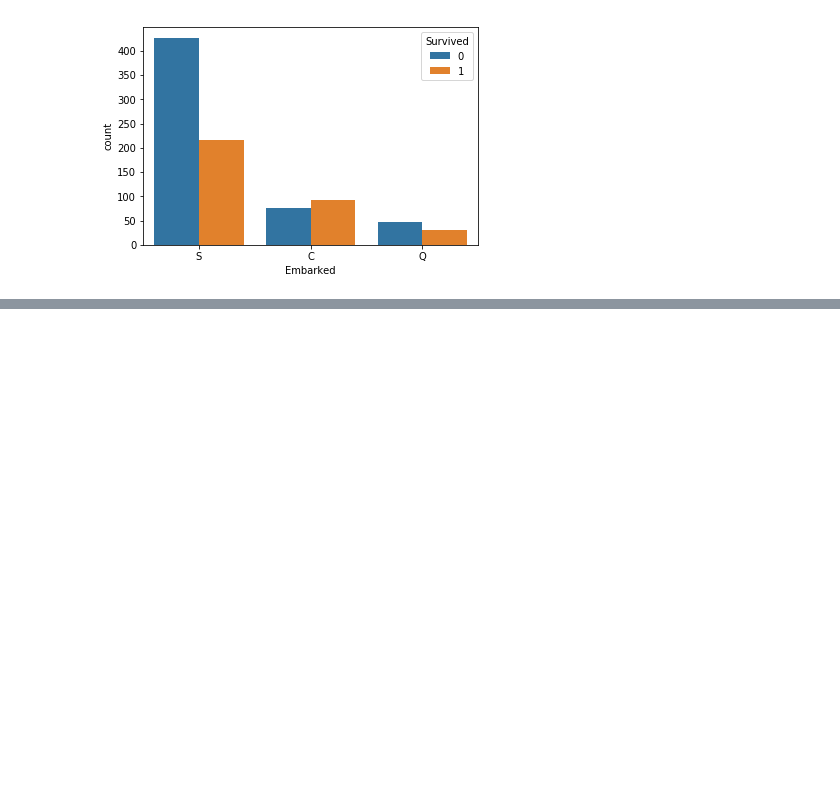
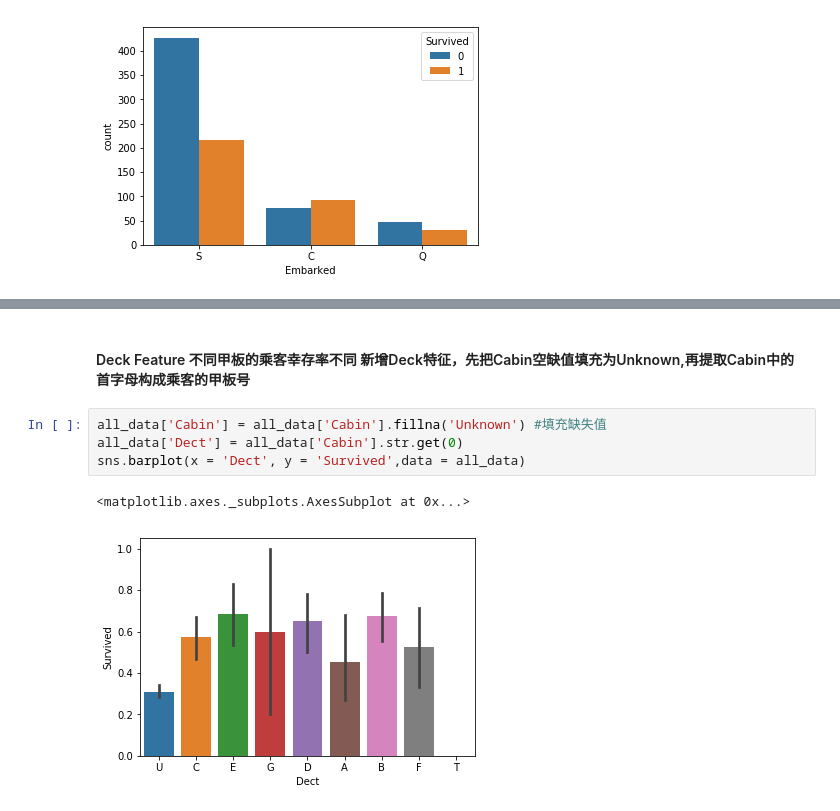
Before and after one commit to Sz-wyz/learngit, a Jupyter notebook: kaggle_Titanic_practice.ipynb, the cells around one changed output, grey strips where cells are left out. Drawn from its saved outputs; the diff is of its cells as text; blank space fills up the shorter version.

```diff
--- a/kaggle_Titanic_practice.ipynb
+++ b/kaggle_Titanic_practice.ipynb
@@ -111,0 +172,9 @@ Title_Dict.update()
+# %% [markdown]
+#### Deck Feature 不同甲板的乘客幸存率不同  新增Deck特征，先把Cabin空缺值填充为Unknown,再提取Cabin中的首字母构成乘客的甲板号
+# %%
+all_data['Cabin'] = all_data['Cabin'].fillna('Unknown') #填充缺失值
+all_data['Dect'] = all_data['Cabin'].str.get(0)
+sns.barplot(x = 'Dect', y = 'Survived',data = all_data)
+# %% [output]
+<matplotlib.axes._subplots.AxesSubplot at 0x...>
+[figure, added]
```
Also changed, not shown: parts of 30 cells of this notebook.
